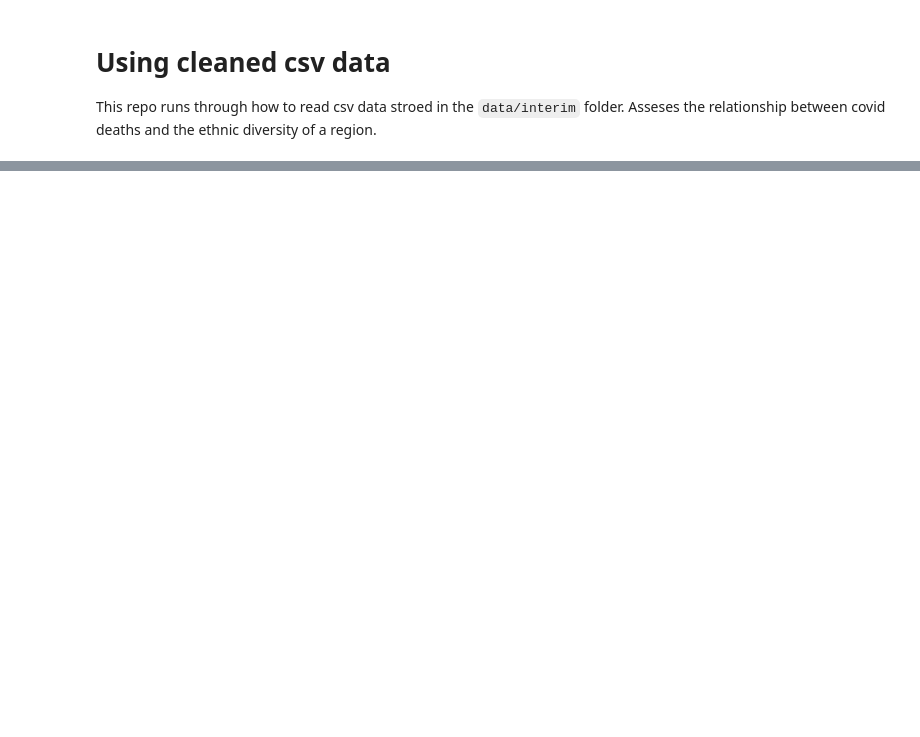
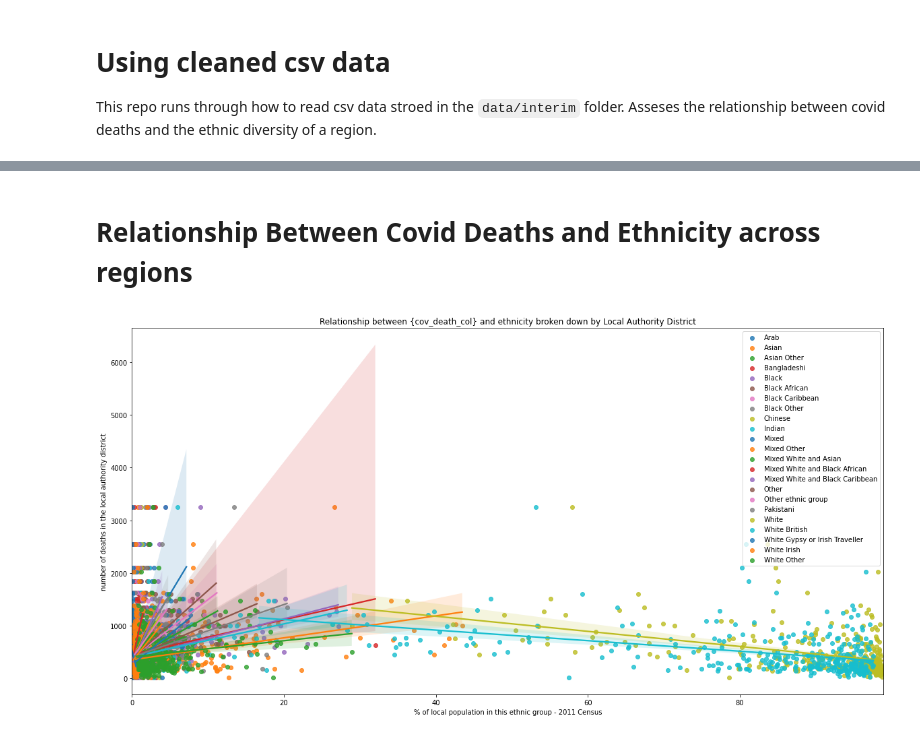
Before and after one commit to Quotennial/covid_bame, a Jupyter notebook: notebooks/csv_data_imports.ipynb, the cells around one changed output, grey strips where cells are left out. Cells and saved outputs as stored; diff of their text form; code cells hidden in the pictures; blank space fills up the shorter version.

```diff
--- a/notebooks/csv_data_imports.ipynb
+++ b/notebooks/csv_data_imports.ipynb
@@ -36 +38,26 @@ df
+# %% [markdown]
+# Relationship Between Covid Deaths and Ethnicity across regions
+# %%
+def reg_plot(df, cov_death_col):
+    """Takes in DataFrame and name of covid death column"""
+    fig, ax = plt.subplots(figsize=(20,10))
+
+    corr_capture = {}
+    for i in df.columns[3:]: #itterate throught the ethnicities
+        correlation = df[cov_death_col].corr(df[i])
+        corr_capture[i] = correlation
+
+        ax = sns.regplot(x=i, y=cov_death_col, data=df, label=i)
+
+    ax.legend()
+    plt.legend(loc='upper right')
+    ax.set_title('Relationship between {cov_death_col} and ethnicity broken down by Local Authority District')
+    ax.set_xlabel('% of local population in this ethnic group - 2011 Census')
+    ax.set_ylabel('number of deaths in the local authority district')
+
+    plt.savefig(f"../reports/figures/regplot{cov_death_col}.png")
+# %%
+reg_plot(df, "COVID Deaths 2020-06-04")
+# %% [output]
+[figure, added]
 # %%
```
Also changed, not shown: parts of 16 cells of this notebook, 8 other files.
